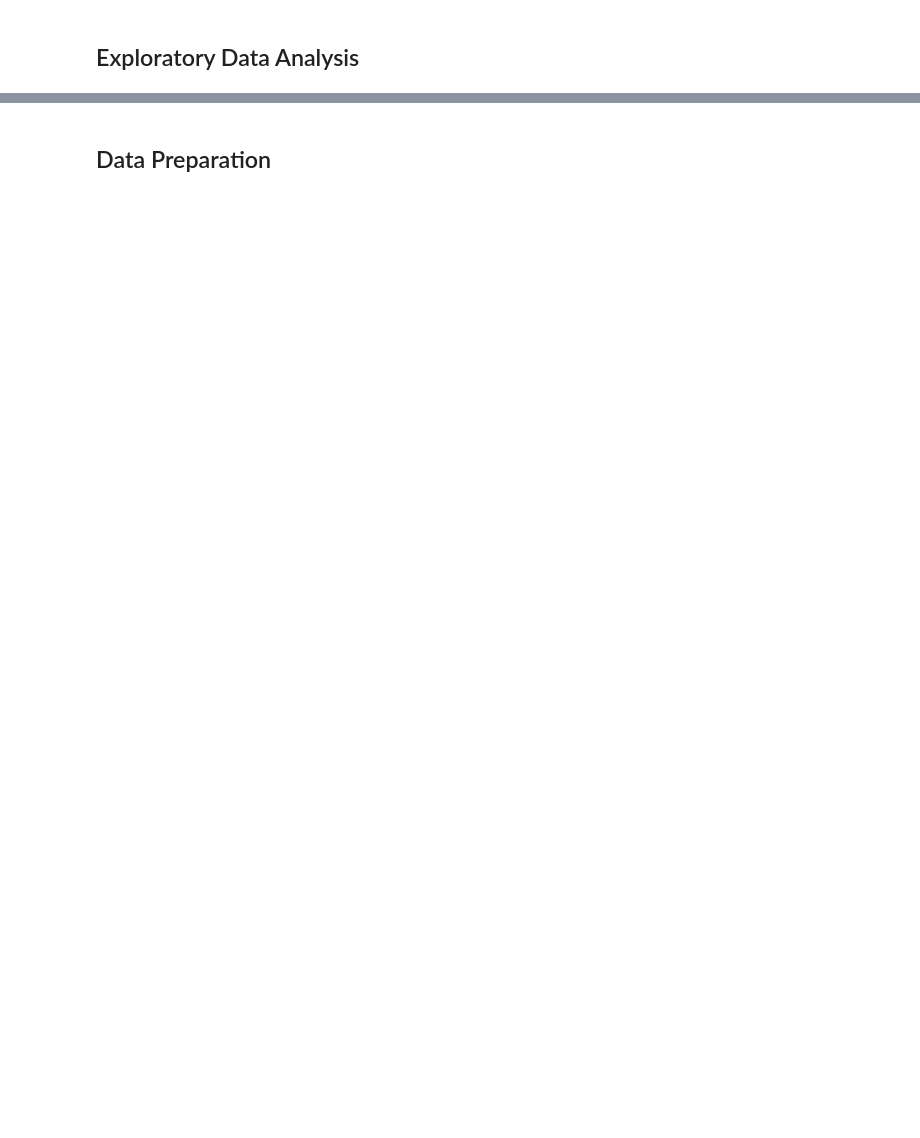
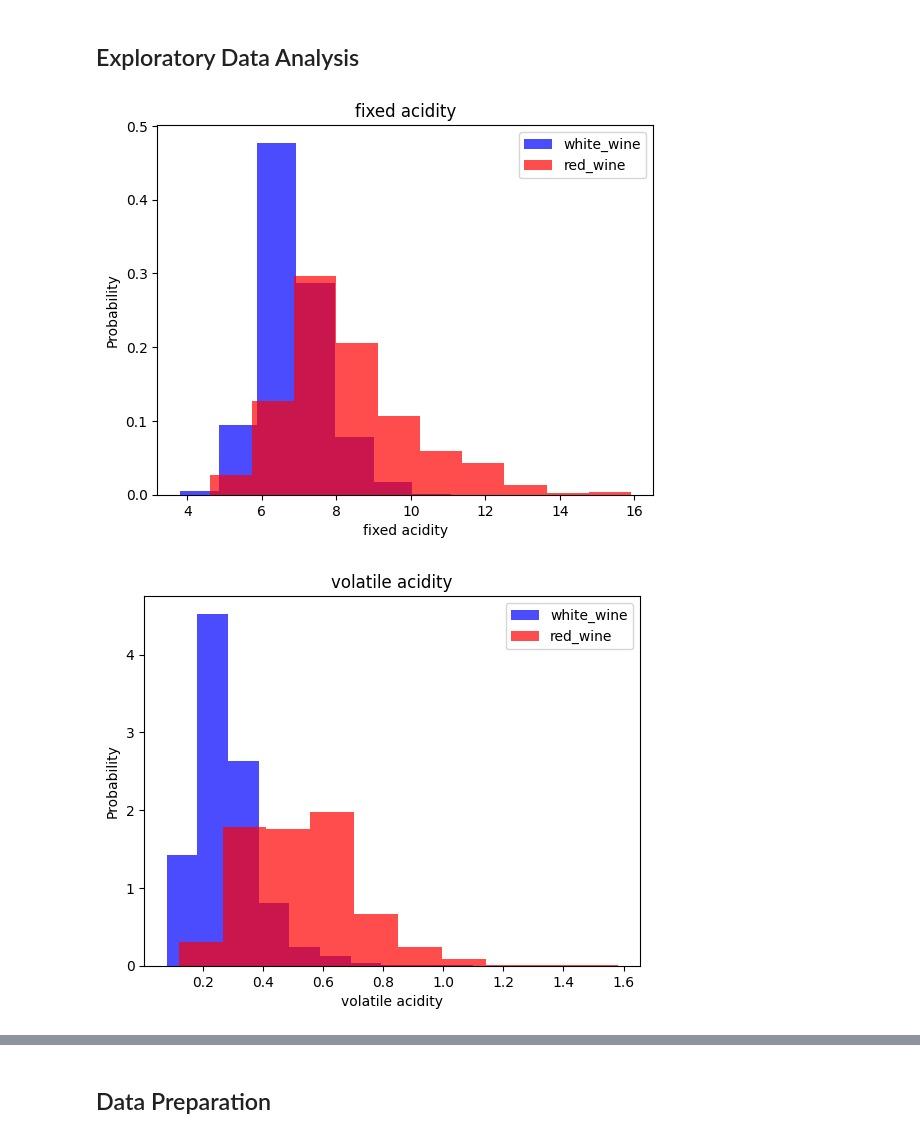
Before and after one commit to machiwao/ml-development, a Jupyter notebook: UCI_Wine_Quality_Classification.ipynb, the cells around one changed output, grey strips where cells are left out. Saved outputs shown, nothing was run; the diff lists cells and outputs as text; code cells hidden in the pictures; blank space fills up the shorter version.

```diff
--- a/UCI_Wine_Quality_Classification.ipynb
+++ b/UCI_Wine_Quality_Classification.ipynb
@@ -17,3 +19,13 @@ from scipy.stats import shapiro, kstest, normaltest
 from sklearn.preprocessing import LabelEncoder
 # %% [markdown]
 ## Data Preprocessing
+# %%
+red_wine = pd.read_csv('winequality-red.csv', sep=';')
+white_wine = pd.read_csv('winequality-white.csv', sep=';')
+reg_df = pd.concat([red_wine, white_wine], axis=0)
+
+red_wine['wine_type'] = 0
+white_wine['wine_type'] = 1
+class_df = pd.concat([red_wine, white_wine], axis=0)
+
+class_df.head()
@@ -19,0 +104,3 @@ from sklearn.preprocessing import LabelEncoder
+# %%
+class_df.drop_duplicates(inplace=True)
+class_df
@@ -20,2 +156,14 @@ from sklearn.preprocessing import LabelEncoder
 # %% [markdown]
 ## Exploratory Data Analysis
+# %%
+for label in class_df.columns[:-1]:
+  plt.hist(class_df[class_df["wine_type"] == 1][label], color = "blue", label = 'white_wine', alpha = 0.7, density =True)
+  plt.hist(class_df[class_df["wine_type"] == 0][label], color = "red", label = 'red_wine', alpha = 0.7, density =True)
+  plt.title(label)
+  plt.ylabel("Probability")
+  plt.xlabel(label)
+  plt.legend()
+  plt.show()
+# %% [output]
+[figure, added]
+[figure, added]
```
Also changed, not shown: parts of 23 cells of this notebook.
